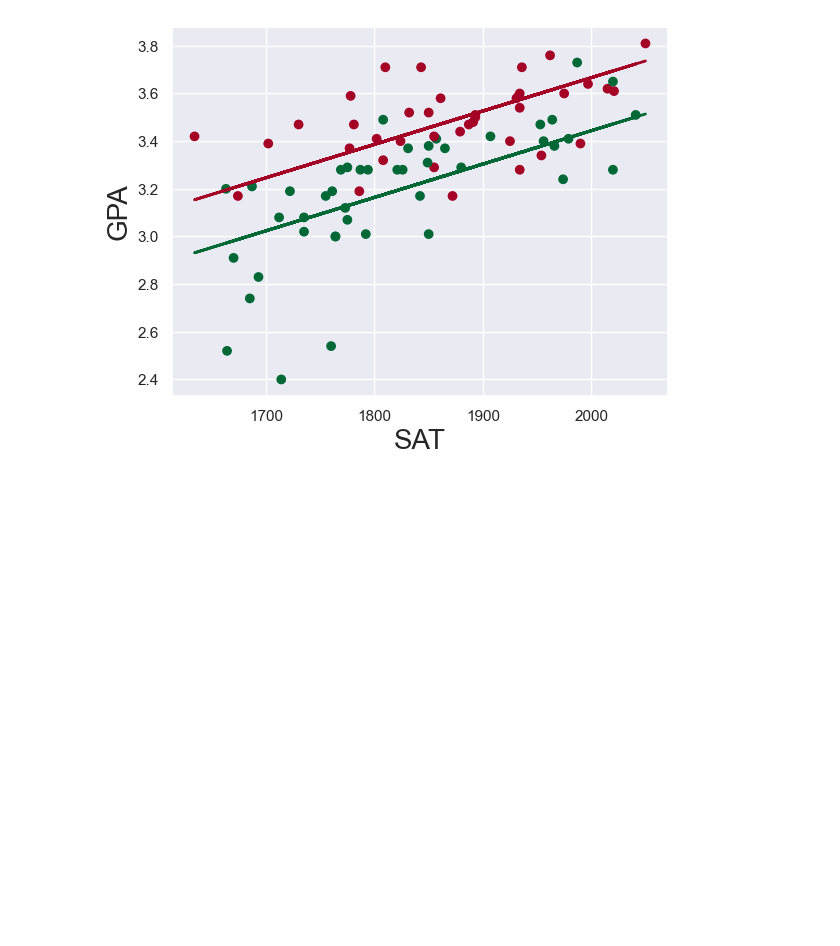
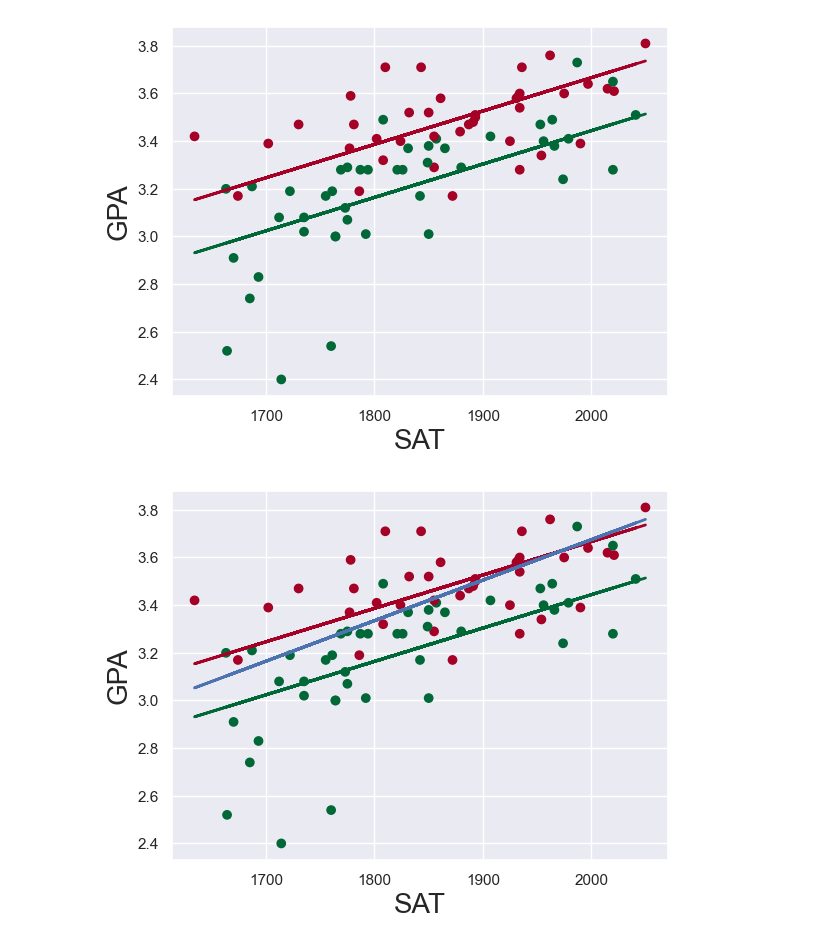
Before and after one commit to GaziFayaz/Data-Science-Bootcamp, a Jupyter notebook: Data-Science-Bootcamp/Advanced Statistical Methods/multiple-linear-regression/dummy-variables.ipynb, the cells around one changed output. Drawn from its saved outputs; the diff is of its cells as text; code cells hidden in the pictures; blank space fills up the shorter version.

```diff
--- a/Data-Science-Bootcamp/Advanced Statistical Methods/multiple-linear-regression/dummy-variables.ipynb
+++ b/Data-Science-Bootcamp/Advanced Statistical Methods/multiple-linear-regression/dummy-variables.ipynb
@@ -108,3 +108,16 @@ plt.ylabel("GPA", fontsize=20)
 plt.show()
 # %% [output]
 [figure]
+# %%
+plt.scatter(data["SAT"], y, c=data["Attendance"], cmap="RdYlGn_r")
+yhat_no = 0.6439 + 0.0014*data["SAT"]
+yhat_yes = 0.8665 + 0.0014*data["SAT"]
+yhat = 0.0017*data["SAT"]+ 0.275
+fig = plt.plot(data["SAT"], yhat_no, lw=2, c="#006837")
+fig = plt.plot(data["SAT"], yhat_yes, lw=2, c="#a50026")
+fig = plt.plot(data["SAT"], yhat, lw=2)
+plt.xlabel("SAT", fontsize=20)
+plt.ylabel("GPA", fontsize=20)
+plt.show()
+# %% [output]
+[figure, added]
```
Also changed, not shown: parts of 6 cells of this notebook.
